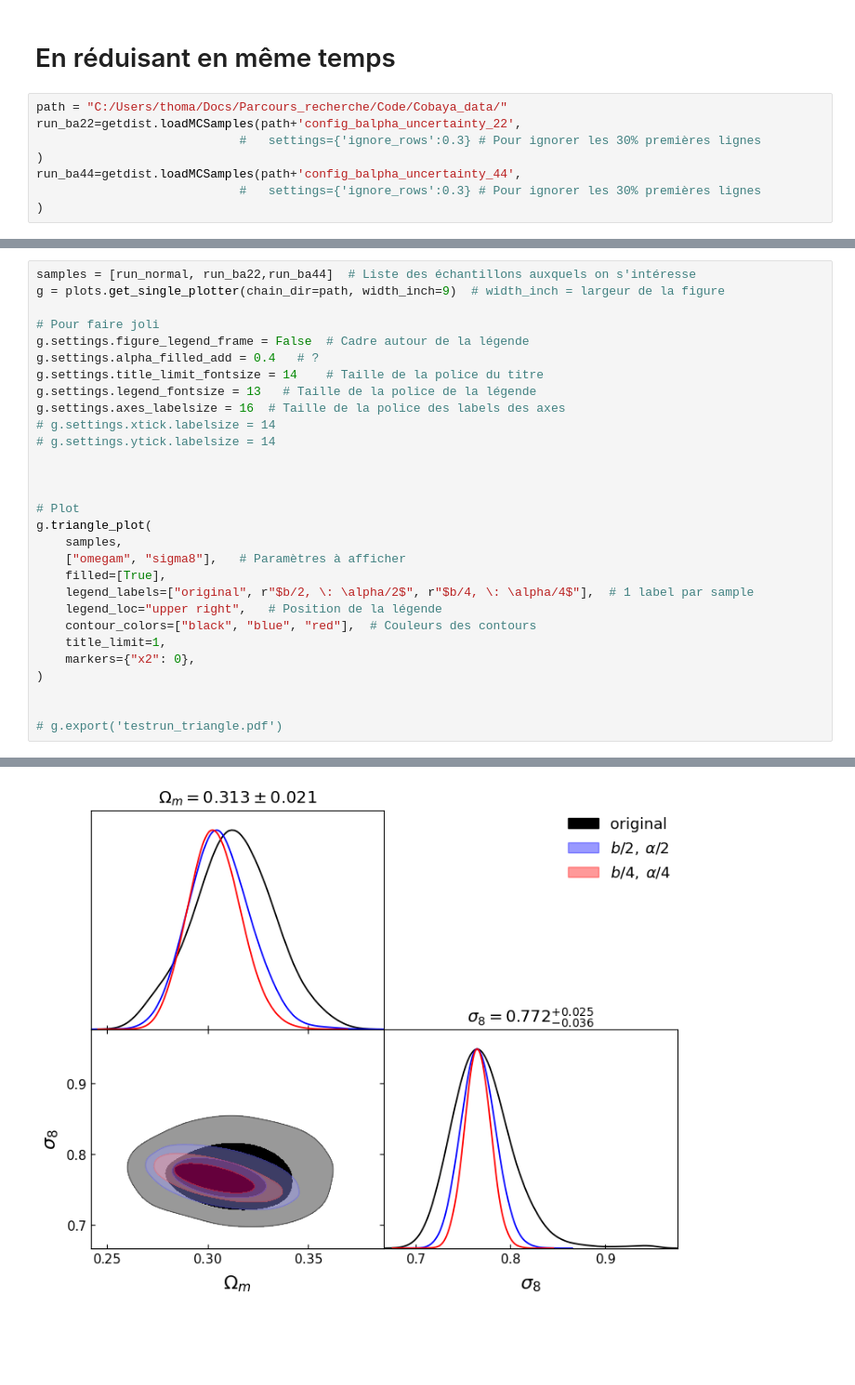
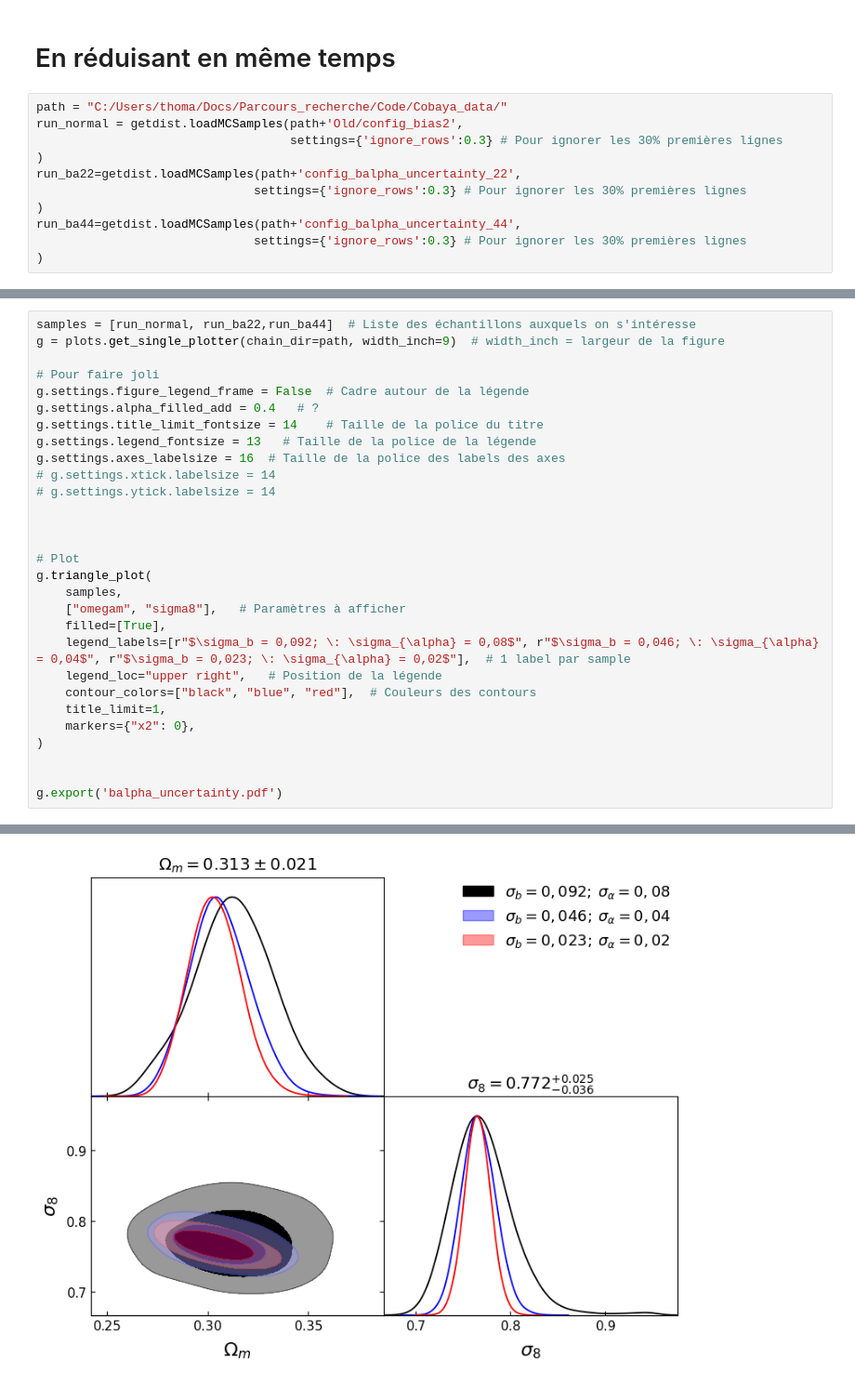
Before and after one commit to Thomas054/My_hmf, a Jupyter notebook: Cobaya/Cobaya_Uncertainties.ipynb, the cells around one changed output, grey strips where cells are left out. Shown at 93% size. Drawn from its saved outputs; the diff is of its cells as text; blank space fills up the shorter version.

```diff
--- a/Cobaya/Cobaya_Uncertainties.ipynb
+++ b/Cobaya/Cobaya_Uncertainties.ipynb
@@ -98,9 +129,12 @@ g.triangle_plot(
 # En réduisant en même temps
 # %%
 path = "C:/Users/thoma/Docs/Parcours_recherche/Code/Cobaya_data/"
+run_normal = getdist.loadMCSamples(path+'Old/config_bias2',
+                                   settings={'ignore_rows':0.3} # Pour ignorer les 30% premières lignes
+)
 run_ba22=getdist.loadMCSamples(path+'config_balpha_uncertainty_22',
-                            #   settings={'ignore_rows':0.3} # Pour ignorer les 30% premières lignes
+                              settings={'ignore_rows':0.3} # Pour ignorer les 30% premières lignes
 )
 run_ba44=getdist.loadMCSamples(path+'config_balpha_uncertainty_44',
-                            #   settings={'ignore_rows':0.3} # Pour ignorer les 30% premières lignes
+                              settings={'ignore_rows':0.3} # Pour ignorer les 30% premières lignes
 )
@@ -118,32 +141,32 @@ Removed no burn in
 # %%
 samples = [run_normal, run_ba22,run_ba44]  # Liste des échantillons auxquels on s'intéresse
 g = plots.get_single_plotter(chain_dir=path, width_inch=9)  # width_inch = largeur de la figure
 
 # Pour faire joli
 g.settings.figure_legend_frame = False  # Cadre autour de la légende
 g.settings.alpha_filled_add = 0.4   # ?
 g.settings.title_limit_fontsize = 14    # Taille de la police du titre
 g.settings.legend_fontsize = 13   # Taille de la police de la légende
 g.settings.axes_labelsize = 16  # Taille de la police des labels des axes
 # g.settings.xtick.labelsize = 14
 # g.settings.ytick.labelsize = 14
 
 
 
 # Plot
 g.triangle_plot(
     samples,
     ["omegam", "sigma8"],   # Paramètres à afficher
     filled=[True],
-    legend_labels=["original", r"$b/2, \: \alpha/2$", r"$b/4, \: \alpha/4$"],  # 1 label par sample
+    legend_labels=[r"$\sigma_b = 0,092; \: \sigma_{\alpha} = 0,08$", r"$\sigma_b = 0,046; \: \sigma_{\alpha} = 0,04$", r"$\sigma_b = 0,023; \: \sigma_{\alpha} = 0,02$"],  # 1 label par sample
     legend_loc="upper right",   # Position de la légende
     contour_colors=["black", "blue", "red"],  # Couleurs des contours
     title_limit=1,
     markers={"x2": 0},
 )
 
 
-# g.export('testrun_triangle.pdf')
+g.export('balpha_uncertainty.pdf')
 # %% [output]
 <Figure size 900x675 with 0 Axes>
-[figure, old version]
+[figure, new version]
```
Also changed, not shown: parts of 6 cells of this notebook, 10 other files.
